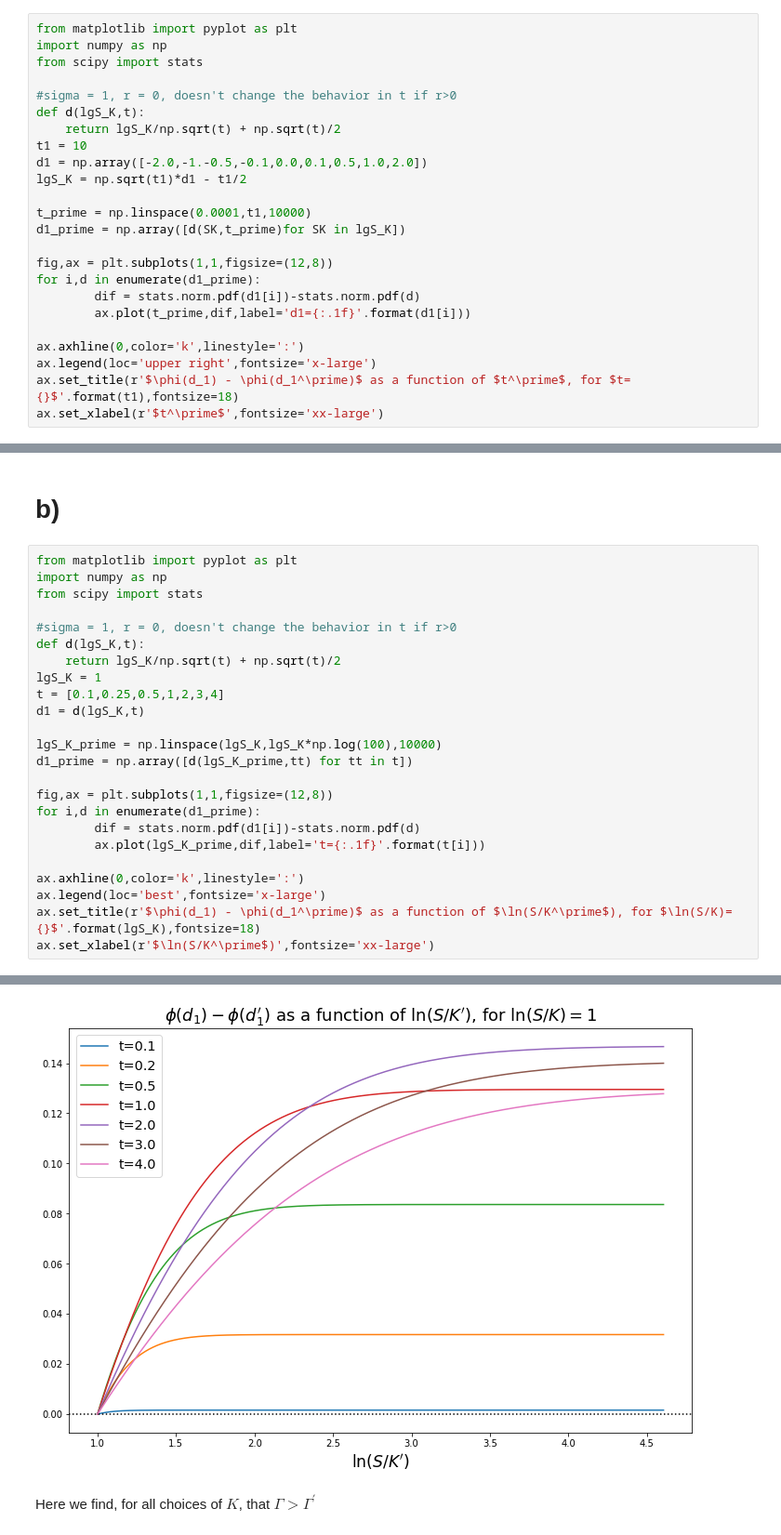
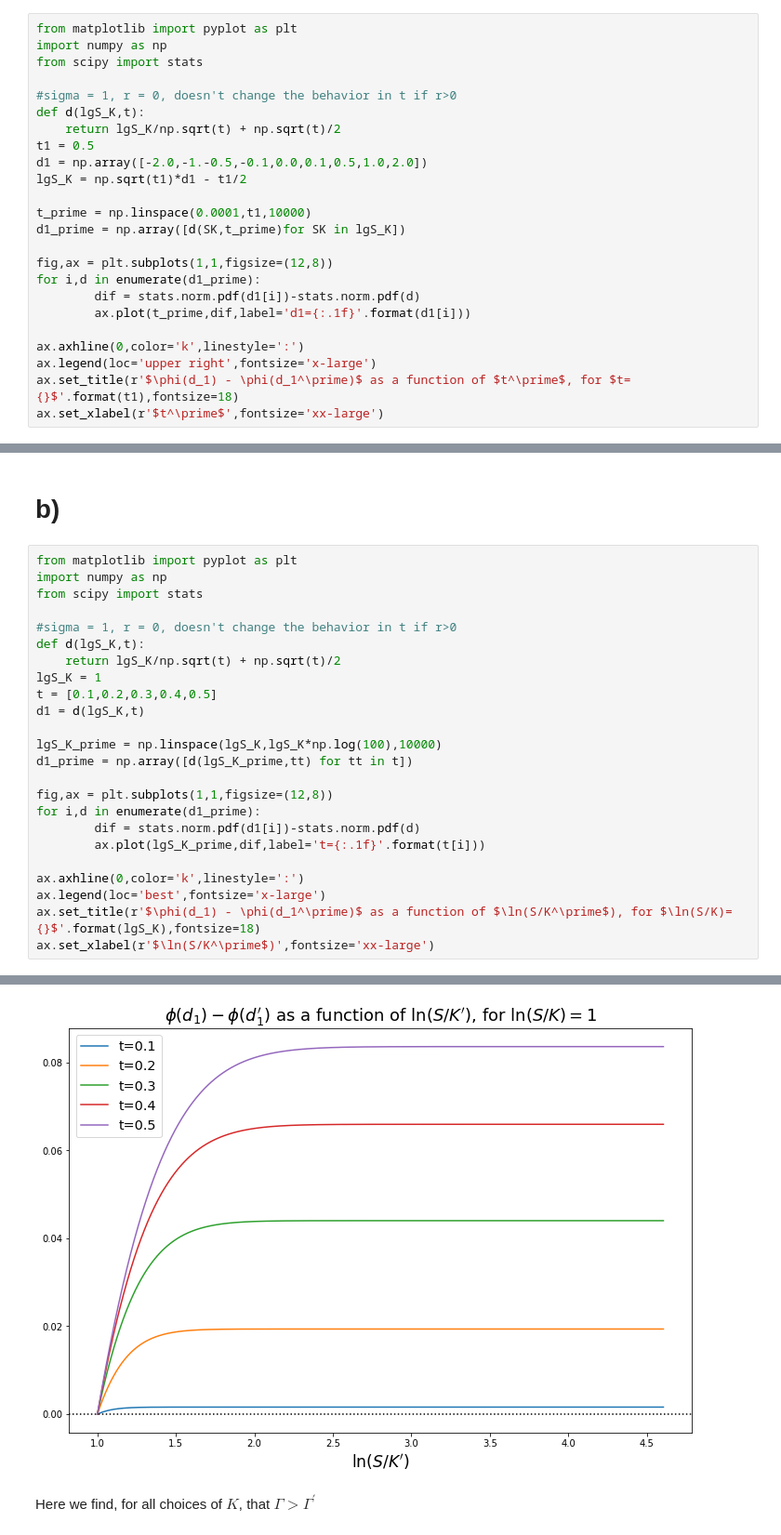
Before and after one commit to tdore738/Erdos_Inst_Quant_Fin_2025, a Jupyter notebook: Homework/3 Homework.ipynb, the cells around one changed output, grey strips where cells are left out. Shown at 93% size. Drawn from its saved outputs; the diff is of its cells as text.

```diff
--- a/Homework/3 Homework.ipynb
+++ b/Homework/3 Homework.ipynb
@@ -144,7 +144,7 @@ from scipy import stats
 #sigma = 1, r = 0, doesn't change the behavior in t if r>0
 def d(lgS_K,t):
     return lgS_K/np.sqrt(t) + np.sqrt(t)/2
-t1 = 10
+t1 = 0.5
 d1 = np.array([-2.0,-1.-0.5,-0.1,0.0,0.1,0.5,1.0,2.0])
 lgS_K = np.sqrt(t1)*d1 - t1/2
 
@@ -172,30 +172,30 @@ So, there is quite a non-triial dependence on $t^\prime$ deciding whether $\Gamm
 # %%
 from matplotlib import pyplot as plt
 import numpy as np
 from scipy import stats
 
 #sigma = 1, r = 0, doesn't change the behavior in t if r>0
 def d(lgS_K,t):
     return lgS_K/np.sqrt(t) + np.sqrt(t)/2
 lgS_K = 1
-t = [0.1,0.25,0.5,1,2,3,4]
+t = [0.1,0.2,0.3,0.4,0.5]
 d1 = d(lgS_K,t)
 
 lgS_K_prime = np.linspace(lgS_K,lgS_K*np.log(100),10000)
 d1_prime = np.array([d(lgS_K_prime,tt) for tt in t])
 
 fig,ax = plt.subplots(1,1,figsize=(12,8))
 for i,d in enumerate(d1_prime):
         dif = stats.norm.pdf(d1[i])-stats.norm.pdf(d)
         ax.plot(lgS_K_prime,dif,label='t={:.1f}'.format(t[i]))
 
 ax.axhline(0,color='k',linestyle=':')
 ax.legend(loc='best',fontsize='x-large')
 ax.set_title(r'$\phi(d_1) - \phi(d_1^\prime)$ as a function of $\ln(S/K^\prime$), for $\ln(S/K)={}$'.format(lgS_K),fontsize=18)
 ax.set_xlabel(r'$\ln(S/K^\prime$)',fontsize='xx-large')
 # %% [output]
 Text(0.5, 0, '$\\ln(S/K^\\prime$)')
-[figure, old version]
+[figure, new version]
 # %% [markdown]
 Here we find, for all choices of $K$, that $\Gamma >\Gamma^\prime$
 # %% [markdown]
```
Also changed, not shown: parts of 2 cells of this notebook.
